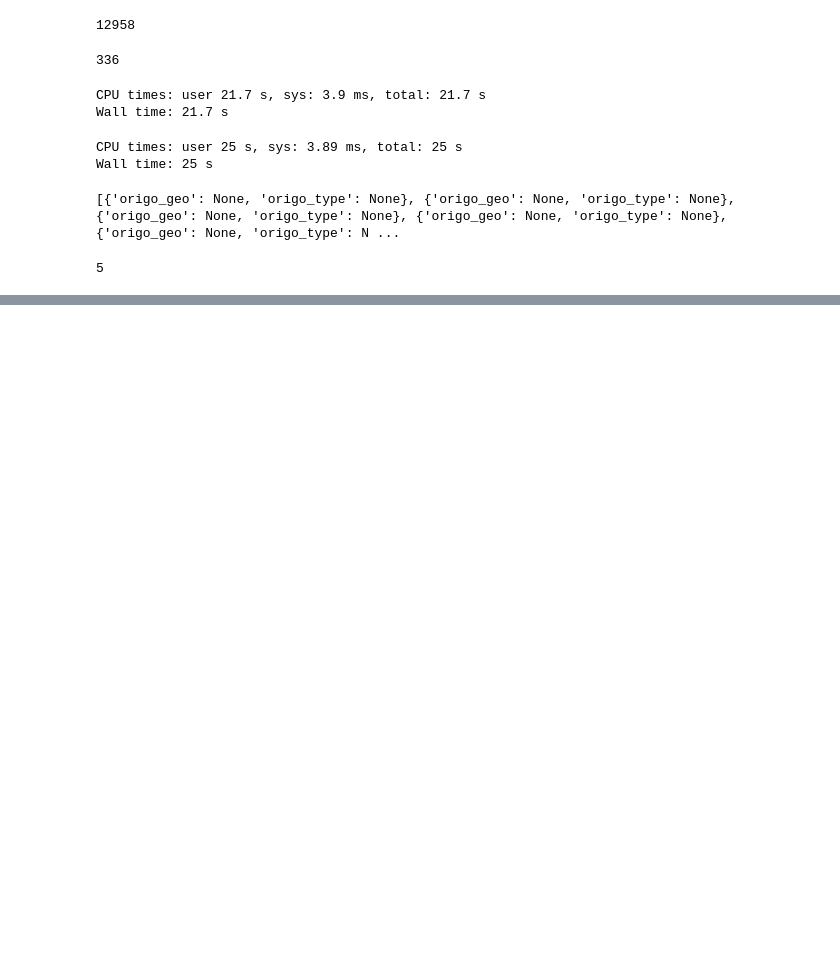
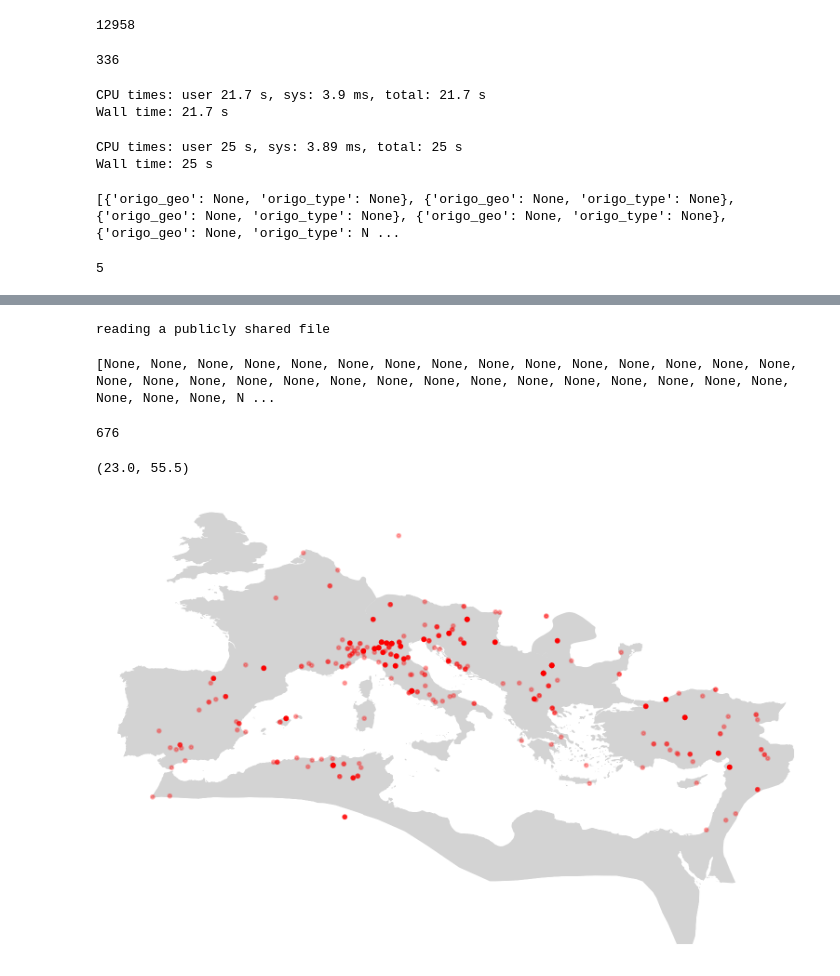
Before and after one commit to sdam-au/EDH_exploration, a Jupyter notebook: scripts/py_origo_geocoding.ipynb, the cells around one changed output, grey strips where cells are left out. Cells and saved outputs as stored; diff of their text form; code cells hidden in the pictures; blank space fills up the shorter version.

```diff
--- a/scripts/py_origo_geocoding.ipynb
+++ b/scripts/py_origo_geocoding.ipynb
@@ -276,0 +283,36 @@ s.write_file("SDAM_data/EDH/public/EDH_origo_geo_2021-08-24.json", EDH)
+# %%
+EDH = sddk.read_file("https://sciencedata.dk/public/b6b6afdb969d378b70929e86e58ad975/EDH_origo_geo_2021-08-24.json", "df")
+# %% [output]
+reading a publicly shared file
+# %%
+print(EDH["origo_geo"].tolist()[:100])
+# %% [output]
+[None, None, None, None, None, None, None, None, None, None, None, None, None, None, None, None, None, None, None, None, None, None, None, None, None, None, None, None, None, None, None, None, None, N ...
+# %%
+len(EDH[EDH["origo_geo"].notnull()])
+# %% [output]
+676
+# %%
+EDH_origo_geo = EDH[EDH["origo_geo"].notnull()]
+# %%
+EDHg_origo_geo = gpd.GeoDataFrame(EDH_origo_geo, geometry=gpd.points_from_xy(
+    [el[1] for el in EDH_origo_geo["origo_geo"]],
+    [el[0] for el in EDH_origo_geo["origo_geo"]]))
+# %%
+# read pleiades regions for plotting
+url = "https://raw.githubusercontent.com/pelagios/magis-pleiades-regions/main/pleiades-regions-magis-pelagios.geojson"
+pleiades_regions = gpd.read_file(url)
+# %%
+plt.rcParams['figure.dpi'] = 300
+fig, ax = plt.subplots(figsize=[5.2, 4], tight_layout=True)
+
+pleiades_regions.plot(color="lightgray", ax=ax)
+
+EDHg_origo_geo.plot(alpha=0.3, color="red", markersize=3, ax=ax)
+
+ax.set_axis_off()
+ax.set_xlim(-10, 41)
+ax.set_ylim(23, 55.5)
+# %% [output]
+(23.0, 55.5)
+[figure, added]
```
Also changed, not shown: parts of 5 cells of this notebook.
